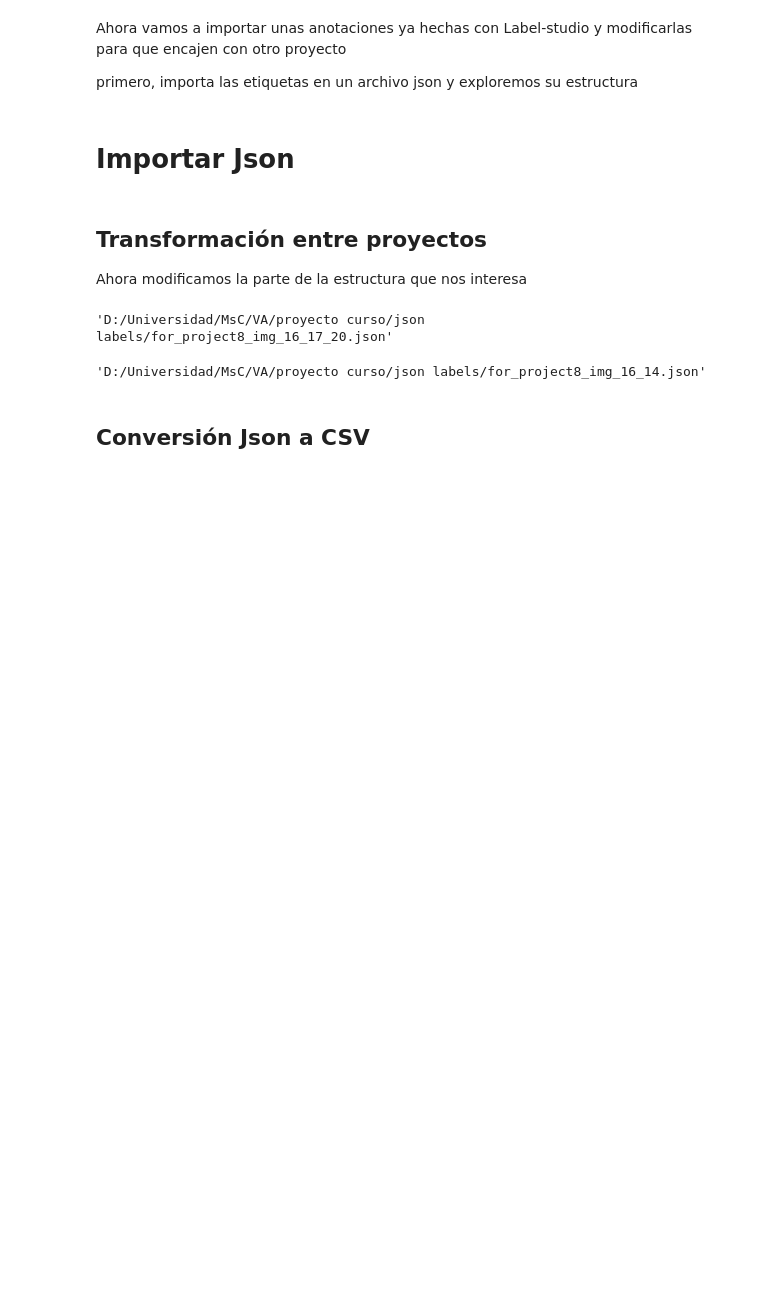
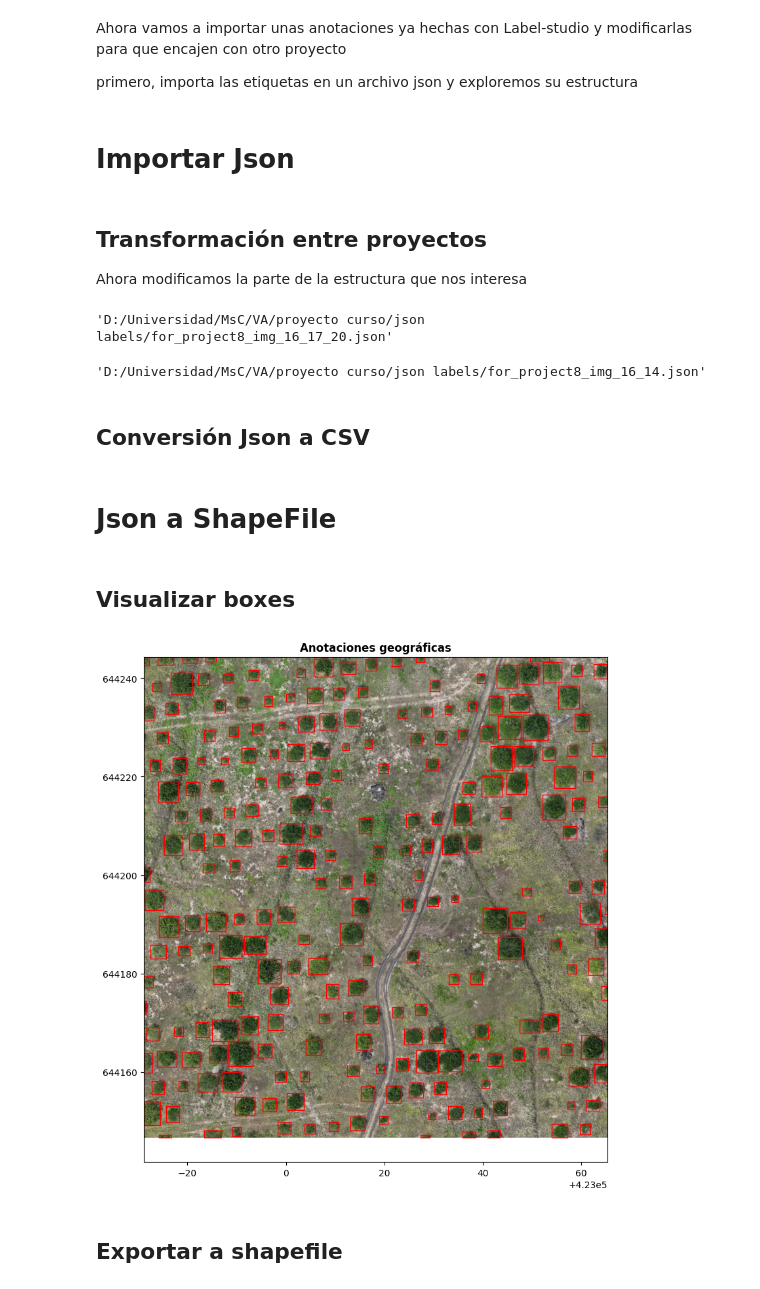
Before and after one commit to maraosoc/citrus3-detector, a Jupyter notebook: notebooks/labeling.ipynb, the cells around one changed output. Cells and saved outputs as stored; diff of their text form; code cells hidden in the pictures; blank space fills up the shorter version.

```diff
--- a/notebooks/labeling.ipynb
+++ b/notebooks/labeling.ipynb
@@ -305,0 +363,2 @@ csv_output_path
+# %% [markdown]
+# Json a ShapeFile
@@ -305,0 +402,73 @@ csv_output_path
+# %% [markdown]
+## Visualizar boxes
+# %%
+import rasterio
+from shapely.geometry import box
+import matplotlib.pyplot as plt
+import geopandas as gpd
+import pandas as pd
+import rasterio.plot
+
+
+def visualizar_boxes_geograficos(df: pd.DataFrame, ruta_tif: str, image_column: str = "image_path"):
+    """
+    Convierte bounding boxes en coordenadas geográficas y los visualiza sobre la imagen GeoTIFF.
+
+    Parámetros:
+    - df: DataFrame con columnas xmin, ymin, xmax, ymax
+    - ruta_tif: ruta al archivo GeoTIFF
+    - image_column: columna del DataFrame con nombre del archivo tif (opcional si es único)
+    """
+
+    # Abrimos el .tif original
+    with rasterio.open(ruta_tif) as src:
+        transform = src.transform
+        crs = src.crs
+        image = src.read(1)  # solo una banda para visualizar
+        orig_w = image.shape[1]
+        orig_h = image.shape[0]
+
+        geoms = []
+        for _, row in df.iterrows():
+            # Coordenadas porcentuales
+            xmin, ymin, xmax, ymax = row['xmin'], row['ymin'], row['xmax'], row['ymax']
+
+            # Convertir a coordenadas de píxeles
+            # Convertir a píxeles
+            xmin = (xmin / 100) * orig_w
+            ymin = (ymin / 100) * orig_h
+            xmax = (xmax / 100) * orig_w
+            ymax = (ymax / 100) * orig_h
+            # Convertir a coordenadas geográficas (esquina sup-izq e inf-der)
+            # rasterio usa (col, row)
+            lon_min, lat_min = rasterio.transform.xy(transform, ymin, xmin, offset='ul')
+            lon_max, lat_max = rasterio.transform.xy(transform, ymax, xmax, offset='lr')
+
+            # Crear polígono
+            geom = box(lon_min, lat_max, lon_max, lat_min)
+            geoms.append(geom)
+
+        # Crear GeoDataFrame
+        gdf = gpd.GeoDataFrame(df.copy(), geometry=geoms, crs=crs)
+
+        # Plot
+        fig, ax = plt.subplots(figsize=(10, 10))
+        ax.set_title("Bounding boxes en coordenadas geográficas")
+        rasterio.plot.show(src, ax=ax, title="Anotaciones geográficas")
+        gdf.boundary.plot(ax=ax, edgecolor='red', linewidth=1, cmap='Set1', label='Bounding Boxes')
+        plt.show()
+
+    return gdf
+
+# Tomar la primera imagen del directorio de imágenes
+ruta_tif = os.path.join(IMAGES_FOLDER, 'database_batch_1.tif')
+
+# Tomar las anotaciones correspondientes a esa imagen
+df_image = df[df['image_path'] == 'database_batch_1.tif']
+
+# Visualizar las bounding boxes geográficas
+gdf_boxes = visualizar_boxes_geograficos(df_image, ruta_tif)
+# %% [output]
+[figure, added]
+# %% [markdown]
+## Exportar a shapefile
```
Also changed, not shown: parts of 6 cells of this notebook, 30 other files.
